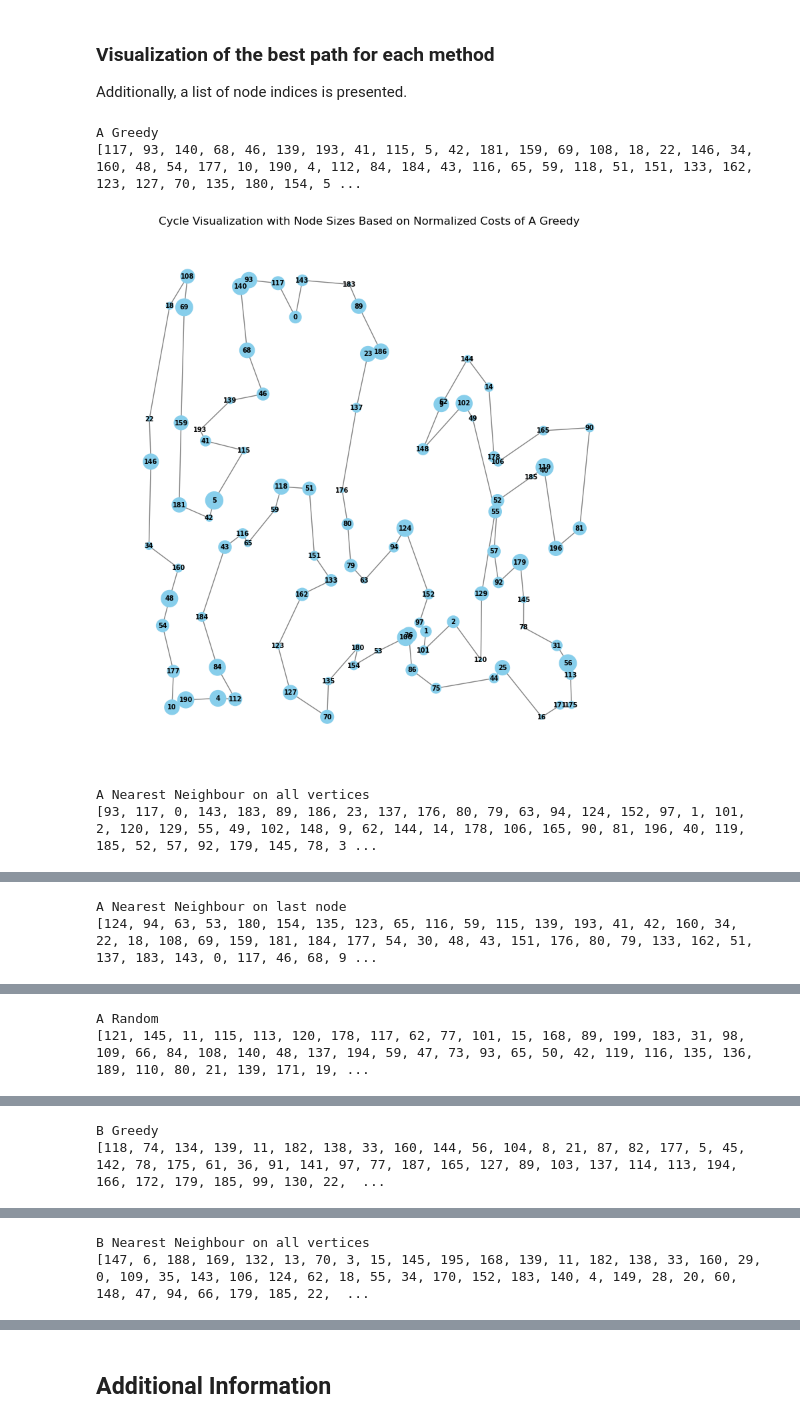
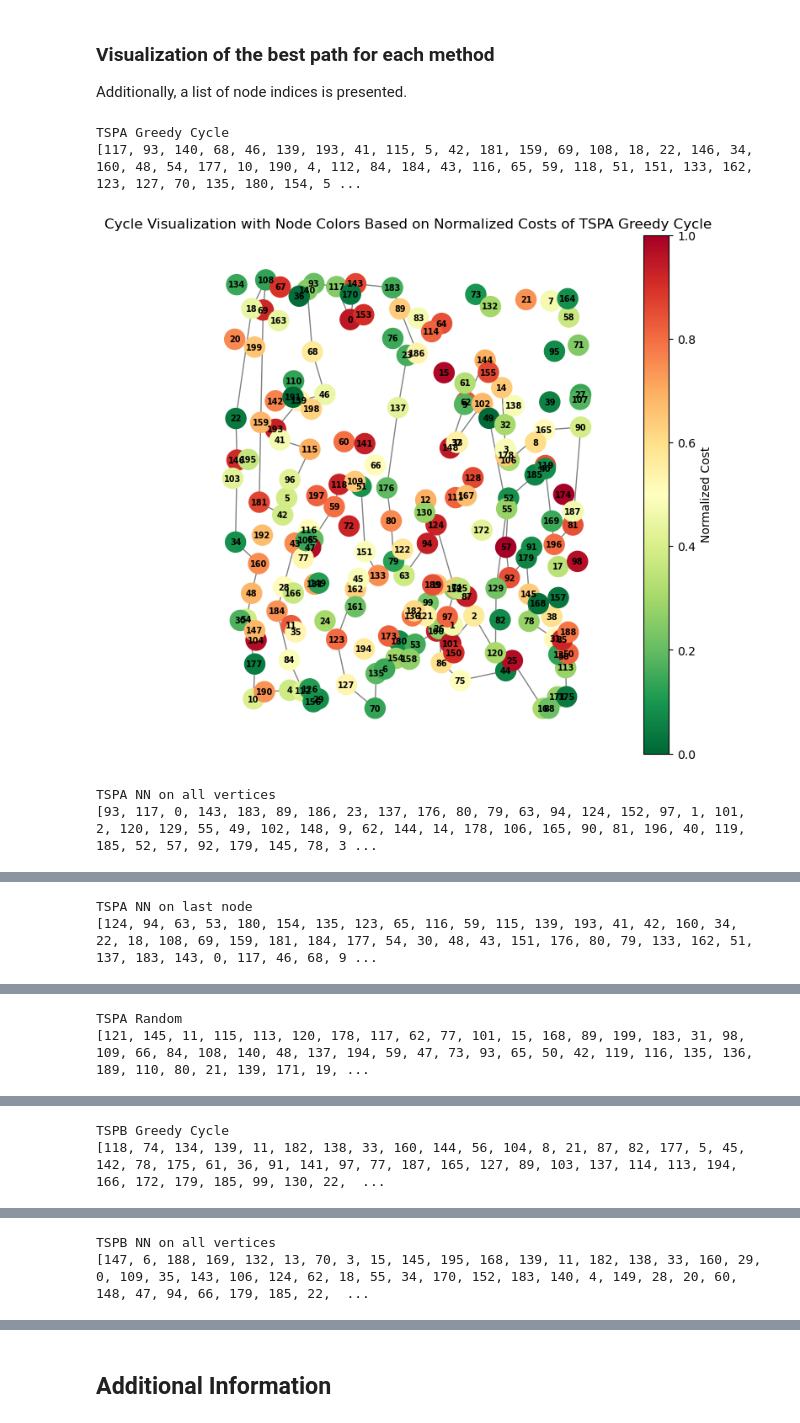
Before and after one commit to Mickeyo0o/EvolutionaryComp, a Jupyter notebook: Lab1/report.ipynb, the cells around one changed output, grey strips where cells are left out. Drawn from its saved outputs; the diff is of its cells as text; code cells hidden in the pictures.

Commit message:
changed the graphs and table in report

```diff
--- a/Lab1/report.ipynb
+++ b/Lab1/report.ipynb
@@ -184,7 +191,7 @@ We have implemented 4 methods to solve this problem. All of them were created in
 Presented in a table below, each method and each problem instance is shown.
 # %%
 file_paths = ['.\\TSPAGreedy.csv', '.\\TSPANNAll.csv', '.\\TSPANNLast.csv', '.\\TSPARandom.csv', '.\\TSPBGreedy.csv', '.\\TSPBNNAll.csv', '.\\TSPBNNLast.csv', '.\\TSPBRandom.csv']
-methods = ['A Greedy', 'A Nearest Neighbour on all vertices', 'A Nearest Neighbour on last node', 'A Random', 'B Greedy', 'B Nearest Neighbour on all vertices', 'B Nearest Neighbour on last node', 'B Random']
+methods = ['TSPA Greedy Cycle', 'TSPA NN on all vertices', 'TSPA NN on last node', 'TSPA Random', 'TSPB Greedy Cycle', 'TSPB NN on all vertices', 'TSPB NN on last node', 'TSPB Random']
 results = []
 best_solutions = []
 
@@ -199,7 +206,6 @@ for file_path, method in zip(file_paths, methods):
     min_sol = df.loc[costs.idxmin()][:-1].to_list()
     best_solutions.append(min_sol)
 
-results = np.array(results).T
-result_df = pd.DataFrame(results, columns=methods, index=['Minimum', 'Average', 'Maximum'])
+result_df = pd.DataFrame(results, columns=['Minimum', 'Average', 'Maximum'], index=methods)
 result_df
 # %% [output]
@@ -212,43 +223,67 @@ result_df
 
 Additionally, a list of node indices is presented.
 # %%
+warnings.filterwarnings("ignore", category=MatplotlibDeprecationWarning)
+cmap = plt.cm.get_cmap('RdYlGn_r')
+
 for count, method in enumerate(methods):
     print(method)
     print(best_solutions[count])
 
     G = nx.Graph()
     positions = {}
 
     if count < 4:
         for idx in best_solutions[count]:
             G.add_node(idx, size=dfTSPA.loc[idx, 'Normalized_Cost'])
             positions[idx] = (dfTSPA.loc[idx, 'X'], dfTSPA.loc[idx, 'Y'])
 
+        for idx in [i for i in range(0,200) if i not in best_solutions[count]]:
+            G.add_node(idx, size=dfTSPA.loc[idx, 'Normalized_Cost'])
+            positions[idx] = (dfTSPA.loc[idx, 'X'], dfTSPA.loc[idx, 'Y'])
+
         for i in range(len(best_solutions[count]) - 1):
             G.add_edge(best_solutions[count][i], best_solutions[count][i + 1])
         G.add_edge(best_solutions[count][-1], best_solutions[count][0])
 
-        node_sizes = [dfTSPA.loc[idx, 'Normalized_Cost'] * 650 for idx in best_solutions[count]]
+
+        normalized_costs = dfTSPA['Normalized_Cost']
+        norm = mcolors.Normalize(vmin=normalized_costs.min(), vmax=normalized_costs.max())
+        node_colors = [cmap(norm(dfTSPA.loc[idx, 'Normalized_Cost'])) for idx in range(0, 200)]
 
     else:
         for idx in best_solutions[count]:
+            G.add_node(idx, size=dfTSPB.loc[idx, 'Normalized_Cost'])
+            positions[idx] = (dfTSPB.loc[idx, 'X'], dfTSPB.loc[idx, 'Y'])
+
+        for idx in [i for i in range(0,200) if i not in best_solutions[count]]:
             G.add_node(idx, size=dfTSPB.loc[idx, 'Normalized_Cost'])
             positions[idx] = (dfTSPB.loc[idx, 'X'], dfTSPB.loc[idx, 'Y'])
 
         for i in range(len(best_solutions[count]) - 1):
             G.add_edge(best_solutions[count][i], best_solutions[count][i + 1])
         G.add_edge(best_solutions[count][-1], best_solutions[count][0])
 
-        node_sizes = [dfTSPB.loc[idx, 'Normalized_Cost'] * 650 for idx in best_solutions[count]]
+        normalized_costs = dfTSPB['Normalized_Cost']
+        norm = mcolors.Normalize(vmin=normalized_costs.min(), vmax=normalized_costs.max())
+        node_colors = [cmap(norm(dfTSPB.loc[idx, 'Normalized_Cost'])) for idx in range(0, 200)]
 
-    plt.figure(figsize=(8, 8))
-    nx.draw(G, pos=positions, with_labels=True, node_size=node_sizes, node_color='skyblue', font_size=7, edge_color='gray', linewidths=1, font_weight='bold')
+    fig, ax = plt.subplots(figsize=(8, 8))  # Explicitly define the axes
+    nx.draw(G, pos=positions, with_labels=True, node_color=node_colors, node_size=300, font_size=7, edge_color='gray', linewidths=1, font_weight='bold', ax=ax)
 
-    plt.title(f"Cycle Visualization with Node Sizes Based on Normalized Costs of {method}")
+    # Create a ScalarMappable for the colorbar
+    sm = ScalarMappable(cmap=cmap, norm=norm)
+    sm.set_array([])  # Required for colorbar
+
+    # Add colorbar to the plot
+    cbar = plt.colorbar(sm, ax=ax)
+    cbar.set_label('Normalized Cost')
+
+    plt.title(f"Cycle Visualization with Node Colors Based on Normalized Costs of {method}")
     plt.show()
 # %% [output]
-A Greedy
+TSPA Greedy Cycle
 [117, 93, 140, 68, 46, 139, 193, 41, 115, 5, 42, 181, 159, 69, 108, 18, 22, 146, 34, 160, 48, 54, 177, 10, 190, 4, 112, 84, 184, 43, 116, 65, 59, 118, 51, 151, 133, 162, 123, 127, 70, 135, 180, 154, 5 ...
-[figure, old version]
+[figure, new version]
-A Nearest Neighbour on all vertices
+TSPA NN on all vertices
 [93, 117, 0, 143, 183, 89, 186, 23, 137, 176, 80, 79, 63, 94, 124, 152, 97, 1, 101, 2, 120, 129, 55, 49, 102, 148, 9, 62, 144, 14, 178, 106, 165, 90, 81, 196, 40, 119, 185, 52, 57, 92, 179, 145, 78, 3 ...
@@ -256,2 +291,2 @@ A Nearest Neighbour on all vertices
-A Nearest Neighbour on last node
+TSPA NN on last node
 [124, 94, 63, 53, 180, 154, 135, 123, 65, 116, 59, 115, 139, 193, 41, 42, 160, 34, 22, 18, 108, 69, 159, 181, 184, 177, 54, 30, 48, 43, 151, 176, 80, 79, 133, 162, 51, 137, 183, 143, 0, 117, 46, 68, 9 ...
@@ -259,2 +294,2 @@ A Nearest Neighbour on last node
-A Random
+TSPA Random
 [121, 145, 11, 115, 113, 120, 178, 117, 62, 77, 101, 15, 168, 89, 199, 183, 31, 98, 109, 66, 84, 108, 140, 48, 137, 194, 59, 47, 73, 93, 65, 50, 42, 119, 116, 135, 136, 189, 110, 80, 21, 139, 171, 19, ...
@@ -262,2 +297,2 @@ A Random
-B Greedy
+TSPB Greedy Cycle
 [118, 74, 134, 139, 11, 182, 138, 33, 160, 144, 56, 104, 8, 21, 87, 82, 177, 5, 45, 142, 78, 175, 61, 36, 91, 141, 97, 77, 187, 165, 127, 89, 103, 137, 114, 113, 194, 166, 172, 179, 185, 99, 130, 22,  ...
@@ -265,2 +300,2 @@ B Greedy
-B Nearest Neighbour on all vertices
+TSPB NN on all vertices
 [147, 6, 188, 169, 132, 13, 70, 3, 15, 145, 195, 168, 139, 11, 182, 138, 33, 160, 29, 0, 109, 35, 143, 106, 124, 62, 18, 55, 34, 170, 152, 183, 140, 4, 149, 28, 20, 60, 148, 47, 94, 66, 179, 185, 22,  ...
```
Also changed, not shown: parts of 5 cells of this notebook, 2 other files.
